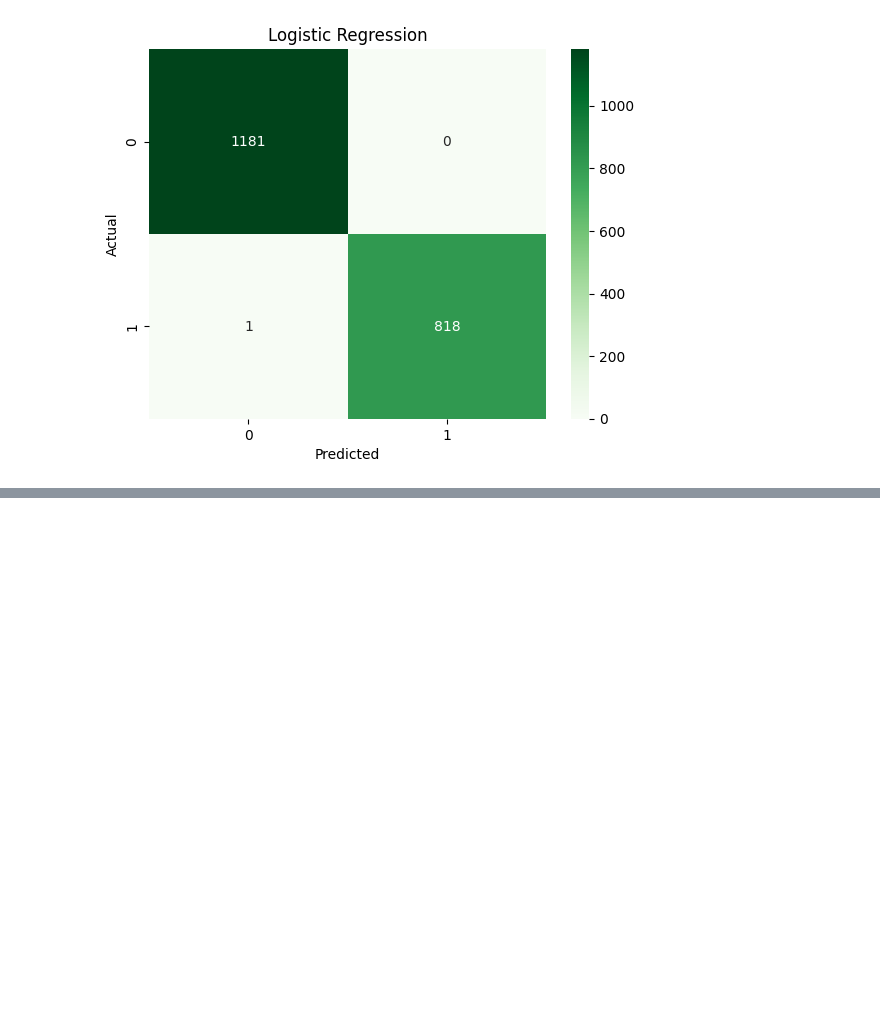
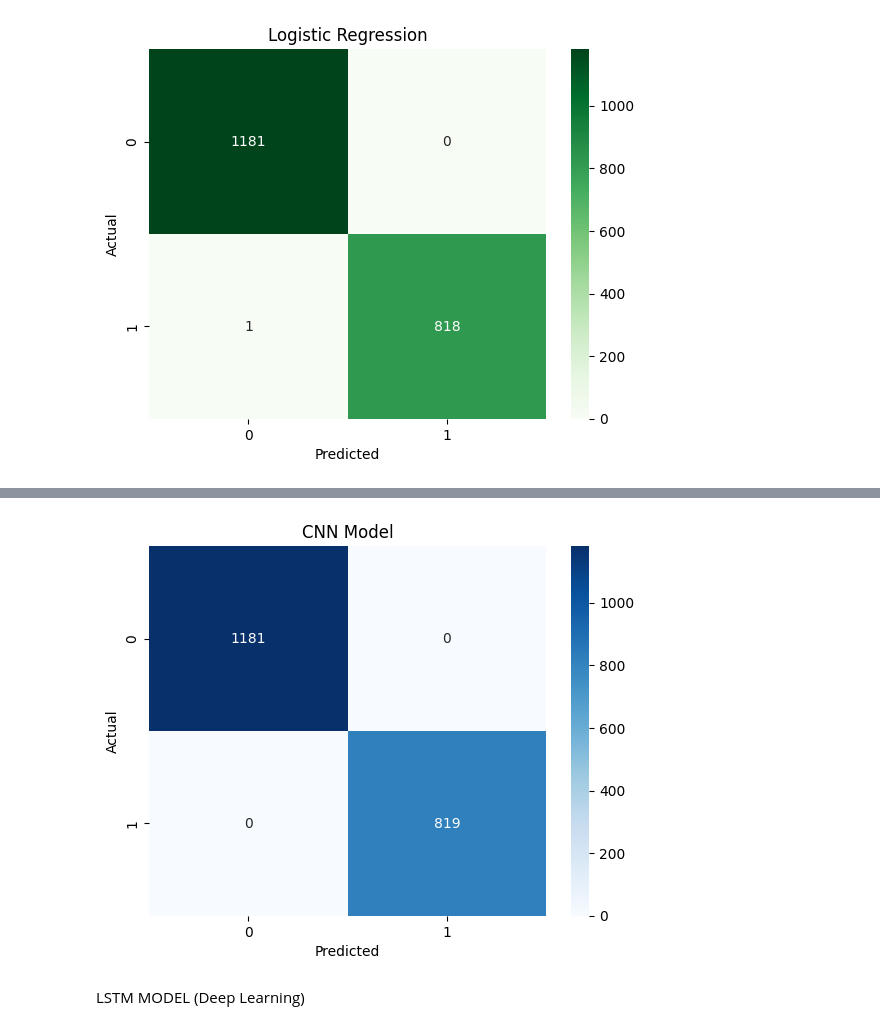
Before and after one commit to amany2712/project_nlp, a Jupyter notebook: project_nlp.ipynb, the cells around one changed output, grey strips where cells are left out. Cells and saved outputs as stored; diff of their text form; code cells hidden in the pictures; blank space fills up the shorter version.

Commit message:
Finish DL Models

```diff
--- a/project_nlp.ipynb
+++ b/project_nlp.ipynb
@@ -328,0 +463,20 @@ plt.show()
+# %%
+# Evaluation
+cnn_pred_prob = cnn_model.predict(X_test_pad)
+
+# Convert probabilities -> 0/1
+cnn_pred = (cnn_pred_prob > 0.5).astype(int)
+
+cnn_pred = cnn_pred.flatten()
+
+print("CNN Results")
+
+print("Accuracy :", accuracy_score(y_test, cnn_pred))
+
+print("Precision:", precision_score(y_test, cnn_pred))
+
+print("Recall   :", recall_score(y_test, cnn_pred))
+
+print("F1 Score :", f1_score(y_test, cnn_pred))
+
+print(classification_report(y_test, cnn_pred))
@@ -328,0 +498,20 @@ plt.show()
+# %%
+cm = confusion_matrix(y_test, cnn_pred)
+
+sns.heatmap(
+    cm,
+    annot=True,
+    fmt='d',
+    cmap='Blues'
+)
+
+plt.title("CNN Model")
+
+plt.xlabel("Predicted")
+plt.ylabel("Actual")
+
+plt.show()
+# %% [output]
+[figure, added]
+# %% [markdown]
+LSTM MODEL (Deep Learning)
```
Also changed, not shown: parts of 11 cells of this notebook.
